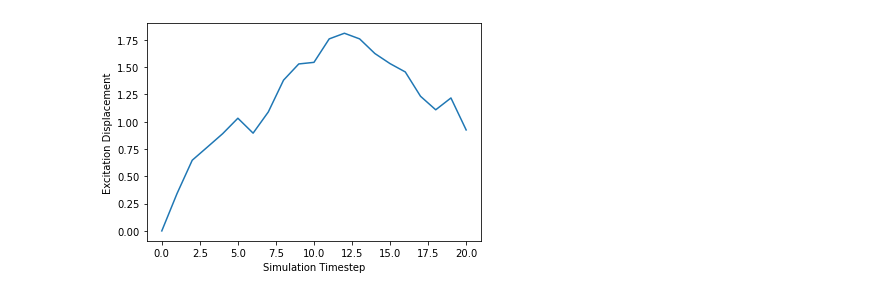
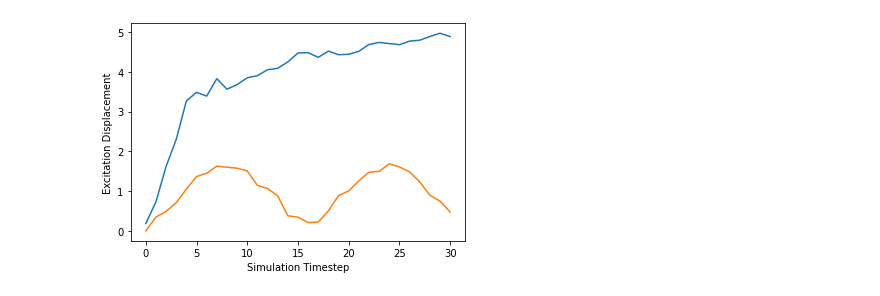
Before and after one commit to lebassman/ArQTiC, a Jupyter notebook: examples/constant_depth_transverse_XYmodel_example.ipynb, the cells around one changed output. Saved outputs shown, nothing was run; the diff lists cells and outputs as text; code cells hidden in the pictures.

```diff
--- a/examples/constant_depth_transverse_XYmodel_example.ipynb
+++ b/examples/constant_depth_transverse_XYmodel_example.ipynb
@@ -5,7 +5,7 @@ from arqtic.simulation_generator import Simulation_Generator
 import numpy as np
 # %%
 #create simulation object
-sim_obj = Simulation_Generator("transverse_XY_input.txt")
+sim_obj = Simulation_Generator("XY_input_randomized.txt")
 # %%
 #connect to IBM
 #if this is your first run enter your API key
@@ -55,7 +55,7 @@ Noiseless simulator job successful
 # %%
-results=sim_obj.result_matrix
+noiseless_results=sim_obj.result_matrix
 import matplotlib.pyplot as plt
-plt.plot(results)
+plt.plot(noiseless_results)
 #plt.ylim(-1,1)
 #plt.xlim(0,sim_obj.steps)
 
@@ -66,0 +67,4 @@ plt.show()
+# %%
+sim_obj.QCQS="QC"
+sim_obj.device="ibmq_santiago"
+sim_obj.run_circuits()
@@ -67,12 +89,13 @@ plt.show()
 # %%
-results=sim_obj.result_matrix
-import matplotlib.pyplot as plt
-plt.plot(results)
+qc_nonconstant=sim_obj.result_matrix
+
+plt.plot(qc_nonconstant)
+plt.plot(noiseless_results)
 #plt.ylim(-1,1)
 #plt.xlim(0,sim_obj.steps)
 
 plt.xlabel("Simulation Timestep")
 plt.ylabel("Excitation Displacement")
 plt.show()
 # %% [output]
-[figure, old version]
+[figure, new version]
```
Also changed, not shown: parts of 15 cells of this notebook, 6 other files.
